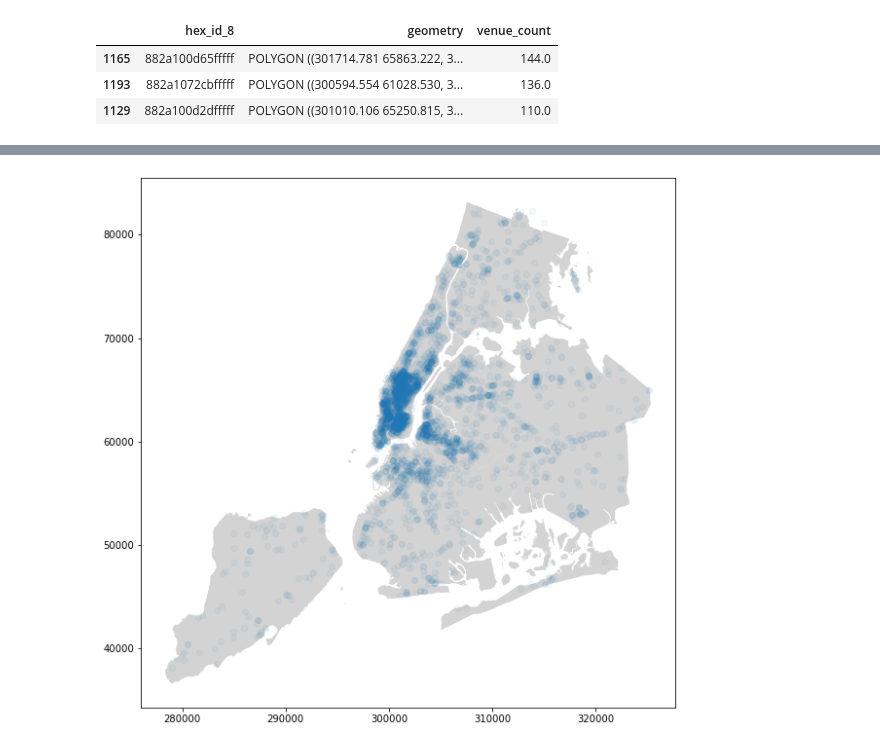
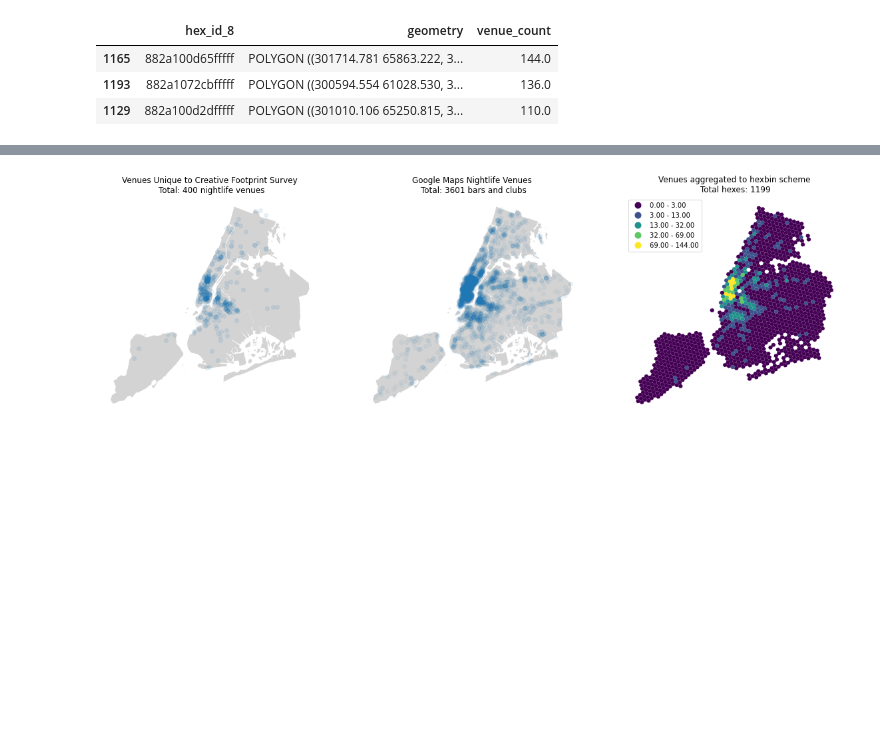
Before and after one commit to nlicalzi/mapping_nighttime_mobility, a Jupyter notebook: notebooks/venue_aggregation_and_cleaning.ipynb, the cells around one changed output, grey strips where cells are left out. Drawn from its saved outputs; the diff is of its cells as text; code cells hidden in the pictures; blank space fills up the shorter version.

Commit message:
produced visualization of venue data, ready for export

```diff
--- a/notebooks/venue_aggregation_and_cleaning.ipynb
+++ b/notebooks/venue_aggregation_and_cleaning.ipynb
@@ -1,6 +1,8 @@
 # %%
 import pandas as pd
 import geopandas as gpd
+import geoplot as gplt
+import geoplot.crs as gcrs
 import matplotlib.pyplot as plt
 from mpl_toolkits.axes_grid1 import make_axes_locatable
 
@@ -10,7 +12,8 @@ bars = gpd.read_file('../data/shapefiles/venues/bars_clubs/nyc_bars_3627.shp')
 
 cf_survey = gpd.read_file('../data/shapefiles/venues/creative_footprint_data.geojson')
 
-boros = gpd.read_file('../data/shapefiles/nyc/boro_bounds.geojson')
+boros = gpd.read_file('../data/shapefiles/nyc/boro_bounds.geojson').to_crs(epsg=3627)
+
 hexagons = gpd.read_file('../data/shapefiles/nyc/hexagons.geojson')
 # %% [markdown]
 ## Joining our Google Maps data with the Creative Footprint venue data
@@ -131,7 +123,0 @@ gdf.plot(column='venue_count',
-# %%
-boros = boros.to_crs(epsg=3627)
-base = boros.plot(figsize=(10,10), color='lightgrey')
-
-joined_venues.plot(ax=base, alpha=0.05);
-# %% [output]
-[figure, removed]
@@ -141 +124,28 @@ joined_venues.plot(ax=base, alpha=0.05);
+# %%
+fig, ax = plt.subplots(1,3, figsize=(20,20))
+
+boros = boros.to_crs(epsg=3627)
+boros.plot(ax=ax[0], color='lightgrey');
+boros.plot(ax=ax[1], color='lightgrey');
+
+# Creative Footprint venues
+cf_unique.plot(ax=ax[0], alpha=0.1);
+ax[0].axis('off')
+ax[0].title.set_text(f"Venues Unique to Creative Footprint Survey\n Total: {cf_unique.shape[0]} nightlife venues")
+
+# Google Maps (bars and clubs) venues
+google_maps.plot(ax=ax[1], alpha=0.05);
+ax[1].axis('off')
+ax[1].title.set_text(f"Google Maps Nightlife Venues\n Total: {google_maps.shape[0]} bars and clubs")
+
+# Combined venues -> hexbins
+gdf.plot(column='venue_count',
+         ax=ax[2],
+         scheme='fisher_jenks',
+         legend=True,
+         legend_kwds={'loc': 'upper left'});
+ax[2].axis('off')
+ax[2].title.set_text(f"Venues aggregated to hexbin scheme\n Total hexes: {gdf.shape[0]}")
+# %% [output]
+[figure, added]
 # %%
```
Also changed, not shown: parts of 8 cells of this notebook.
